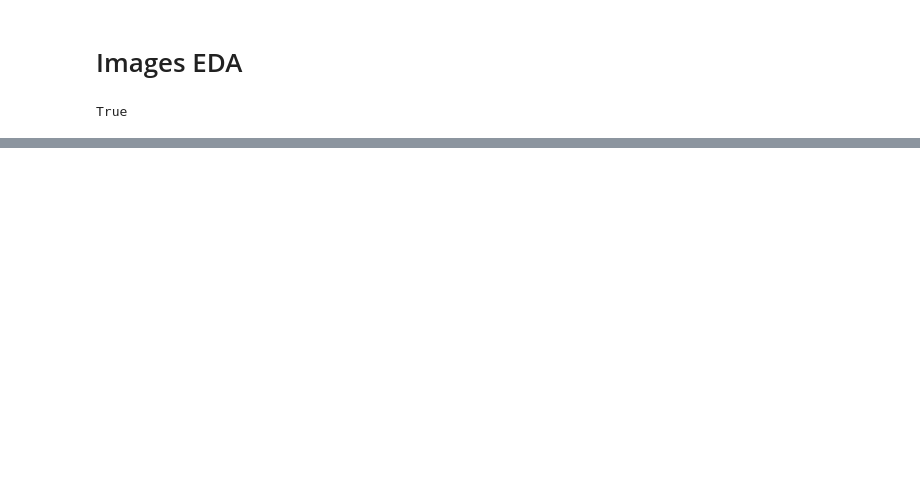
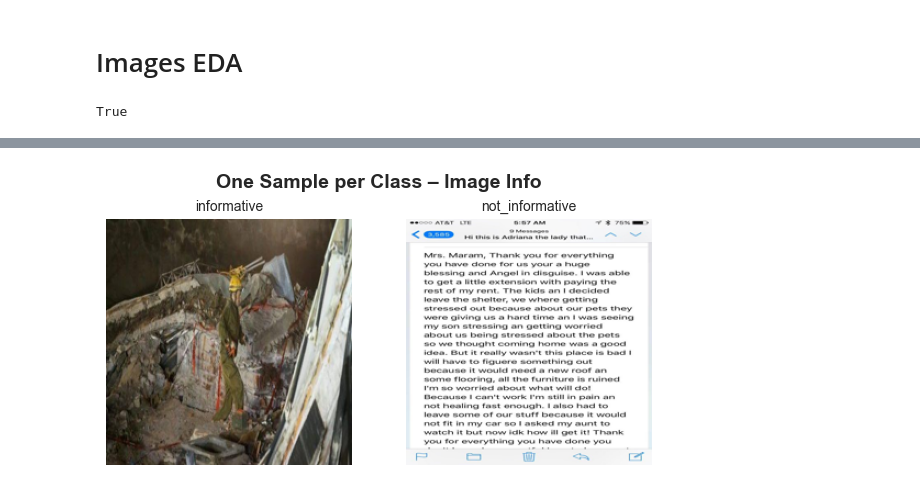
Before and after one commit to andreaceto/multimodal-crisis-classification, a Jupyter notebook: eda/images_analysis.ipynb, the cells around one changed output, grey strips where cells are left out. Drawn from its saved outputs; the diff is of its cells as text; code cells hidden in the pictures; blank space fills up the shorter version.

```diff
--- a/eda/images_analysis.ipynb
+++ b/eda/images_analysis.ipynb
@@ -88,0 +237,4 @@ print(f'{len(df["img_aspect_ratio"].unique())} Different aspect ratio values')
+# %%
+show_one_image_per_label(df, "image_info")
+# %% [output]
+[figure, added]
```
Also changed, not shown: parts of 24 cells of this notebook.
